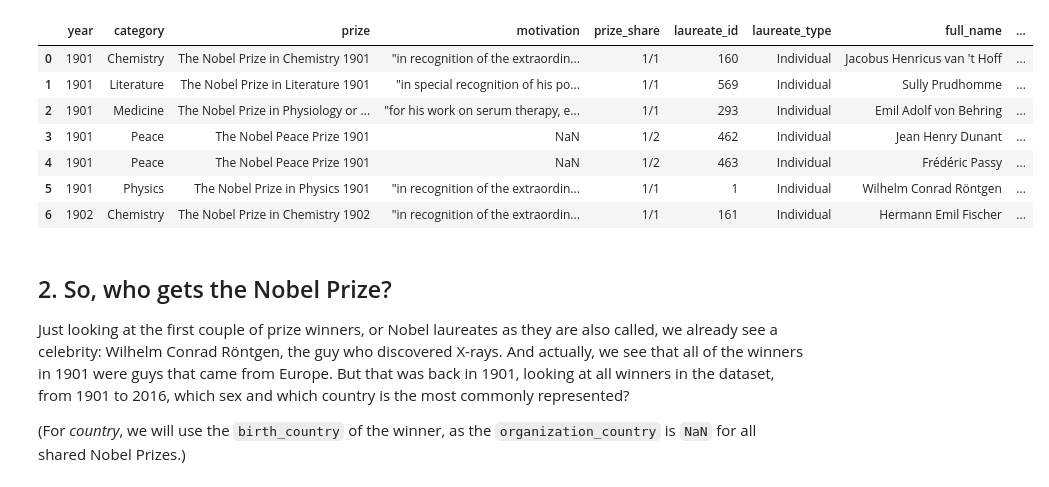
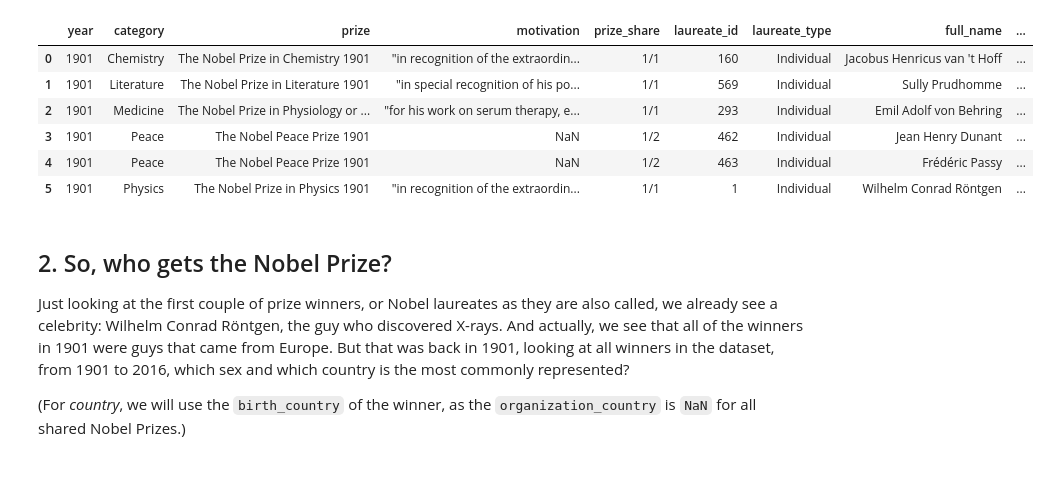
Before and after one commit to mluisamc/DataCamp-projects, a Jupyter notebook: Python/Nobel_Prize_Winners.ipynb, the cells around one changed output. Drawn from its saved outputs; the diff is of its cells as text; code cells hidden in the pictures.

Commit message:
Nobel Prize Winners

```diff
--- a/Python/Nobel_Prize_Winners.ipynb
+++ b/Python/Nobel_Prize_Winners.ipynb
@@ -6,23 +6,22 @@
 # %%
 # Loading in required libraries
 import pandas as pd
 import seaborn as sns
 import numpy as np
 
 # Reading in the Nobel Prize data
 nobel = pd.read_csv('datasets/nobel.csv')
 
 # Taking a look at the first several winners
-display(nobel.head(7))
+nobel.head(6)
 # %% [output]
 |  | year | category | prize | motivation | prize_share | laureate_id | laureate_type | full_name | ... |
 | 0 | 1901 | Chemistry | The Nobel Prize in Chemistry 1901 | "in recognition of the extraordin... | 1/1 | 160 | Individual | Jacobus Henricus van 't Hoff | ... |
 | 1 | 1901 | Literature | The Nobel Prize in Literature 1901 | "in special recognition of his po... | 1/1 | 569 | Individual | Sully Prudhomme | ... |
 | 2 | 1901 | Medicine | The Nobel Prize in Physiology or ... | "for his work on serum therapy, e... | 1/1 | 293 | Individual | Emil Adolf von Behring | ... |
 | 3 | 1901 | Peace | The Nobel Peace Prize 1901 | NaN | 1/2 | 462 | Individual | Jean Henry Dunant | ... |
 | 4 | 1901 | Peace | The Nobel Peace Prize 1901 | NaN | 1/2 | 463 | Individual | Frédéric Passy | ... |
 | 5 | 1901 | Physics | The Nobel Prize in Physics 1901 | "in recognition of the extraordin... | 1/1 | 1 | Individual | Wilhelm Conrad Röntgen | ... |
-| 6 | 1902 | Chemistry | The Nobel Prize in Chemistry 1902 | "in recognition of the extraordin... | 1/1 | 161 | Individual | Hermann Emil Fischer | ... |
 # %% [markdown]
 ## 2. So, who gets the Nobel Prize?
 <p>Just looking at the first couple of prize winners, or Nobel laureates as they are also called, we already see a celebrity: Wilhelm Conrad Röntgen, the guy who discovered X-rays. And actually, we see that all of the winners in 1901 were guys that came from Europe. But that was back in 1901, looking at all winners in the dataset, from 1901 to 2016, which sex and which country is the most commonly represented? </p>
```
Also changed, not shown: parts of 9 cells of this notebook.
